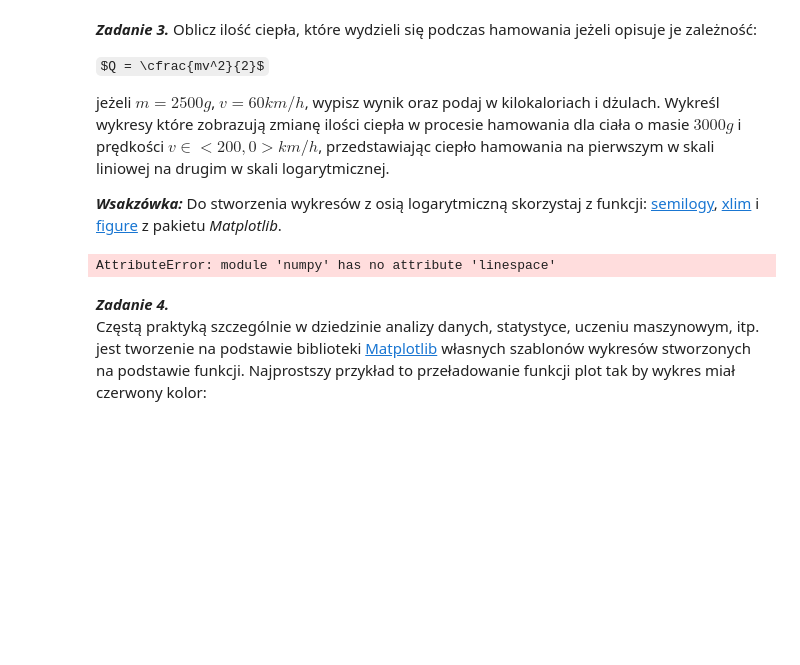
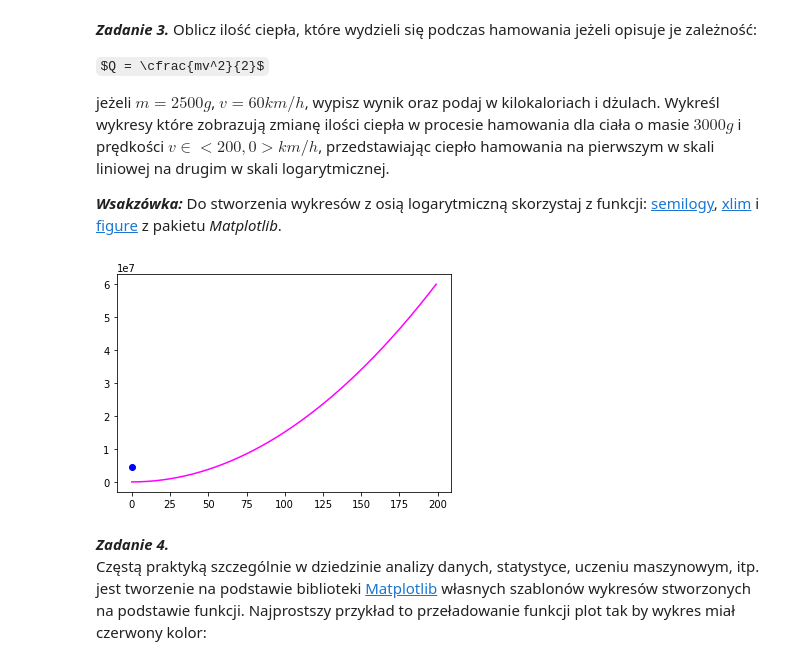
Before and after one commit to michasbueno/metody_numeryczne, a Jupyter notebook: numerki_lab2/sprawozdanie.ipynb, the cells around one changed output. Saved outputs shown, nothing was run; the diff lists cells and outputs as text; code cells hidden in the pictures; some formulas as TeX source; blank space fills up the shorter version.

```diff
--- a/numerki_lab2/sprawozdanie.ipynb
+++ b/numerki_lab2/sprawozdanie.ipynb
@@ -93,18 +93,17 @@ jeżeli $m = 2500g$, $v = 60km/h$, wypisz wynik oraz podaj w kilokaloriach i dż
 
 ***Wsakzówka:*** Do stworzenia wykresów z osią logarytmiczną skorzystaj z funkcji: [semilogy](https://matplotlib.org/api/_as_gen/matplotlib.pyplot.semilogy.html), [xlim](https://matplotlib.org/api/_as_gen/matplotlib.pyplot.xlim.html?highlight=xlim#matplotlib.pyplot.xlim) i [figure](https://matplotlib.org/api/_as_gen/matplotlib.pyplot.figure.html?highlight=figure#matplotlib.pyplot.figure) z pakietu *Matplotlib*.
 # %%
-def Q(input: list) -> float:
-    return (input[0]*input[1]*input[1])/2
+def Q(m, v) -> float:
+    return (m*v*v)/2
 
-vel = np.linespace(0, 200)
-x5 = [3000, vel]
+vel = np.linspace(0, 200, num=200)
 
 plt.figure()
-plt.plot(Q([2500, 60]), 'bo')
-plt.plot(x5, Q(x), color="magenta")
+plt.plot(Q(2500, 60), 'bo')
+plt.plot(Q(3000, vel), color="magenta")
 plt.show()
 # %% [output]
-AttributeError: module 'numpy' has no attribute 'linespace'
+[figure, added]
 # %% [markdown]
 ***Zadanie 4.***
 Częstą praktyką szczególnie w dziedzinie analizy danych, statystyce, uczeniu maszynowym, itp. jest tworzenie na podstawie biblioteki [Matplotlib](https://matplotlib.org/) własnych szablonów wykresów stworzonych na podstawie funkcji. Najprostszy przykład to przeładowanie funkcji plot tak by wykres miał czerwony kolor:
```
Also changed, not shown: parts of 4 cells of this notebook.
